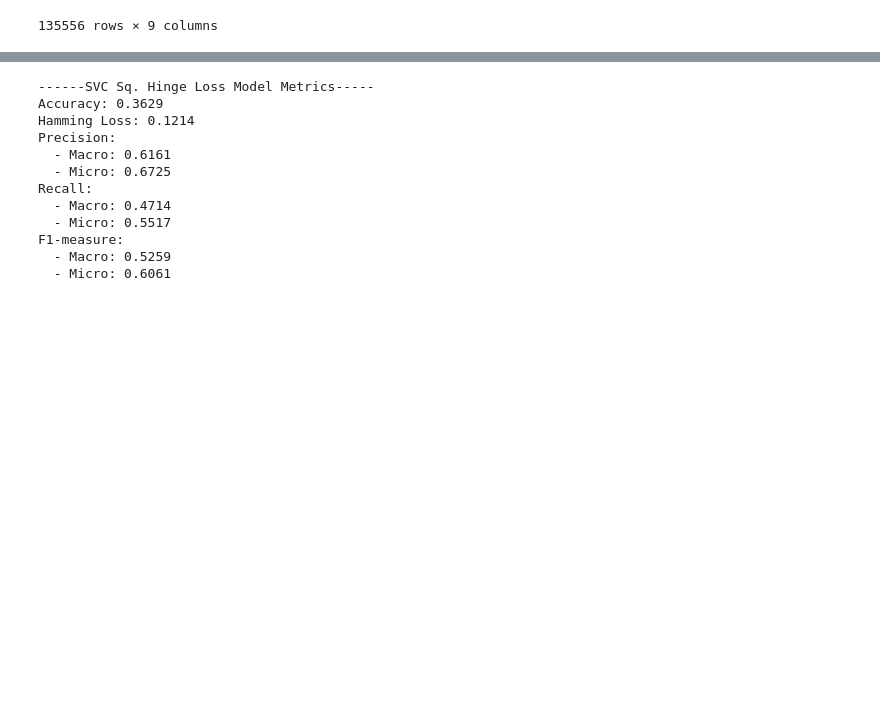
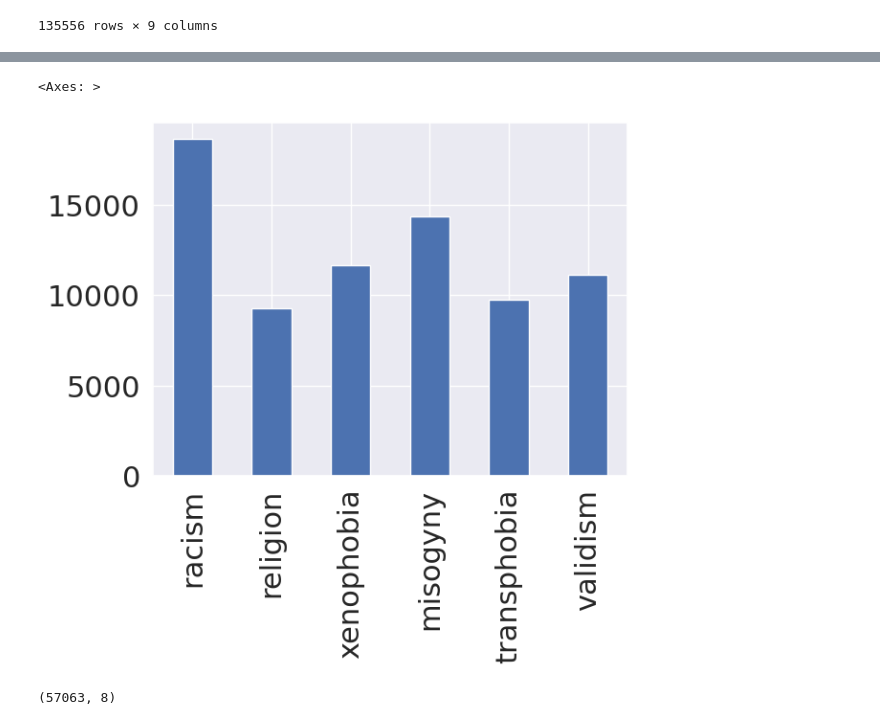
Before and after one commit to irismarechal1997/moder_ia, a Jupyter notebook: notebook/Marianne.ipynb, the cells around one changed output, grey strips where cells are left out. Saved outputs shown, nothing was run; the diff lists cells and outputs as text; code cells hidden in the pictures; blank space fills up the shorter version.

```diff
--- a/notebook/Marianne.ipynb
+++ b/notebook/Marianne.ipynb
@@ -771,3 +755,12 @@ data_processed
+# %%
+val_df.iloc[0].plot(kind="bar")
+# %% [output]
+<Axes: >
+[figure, added]
+# %%
+data_processed.shape
+# %% [output]
+(57063, 8)
 # %%
 import os
 import csv
@@ -815,19 +808,4 @@ pipeline = make_pipeline(
 
 pipeline.fit(X_train, y_train)
 y_pred = pipeline.predict(X_test)
-svmPreds = pipeline.predict(X_test)
-metricsReport("SVC Sq. Hinge Loss", y_test, svmPreds)
-# %% [output]
-------SVC Sq. Hinge Loss Model Metrics-----
-Accuracy: 0.3629
-Hamming Loss: 0.1214
-Precision:
-  - Macro: 0.6161
-  - Micro: 0.6725
-Recall:
-  - Macro: 0.4714
-  - Micro: 0.5517
-F1-measure:
-  - Macro: 0.5259
-  - Micro: 0.6061
 # %%
```
Also changed, not shown: parts of 17 cells of this notebook, 1 other file.
